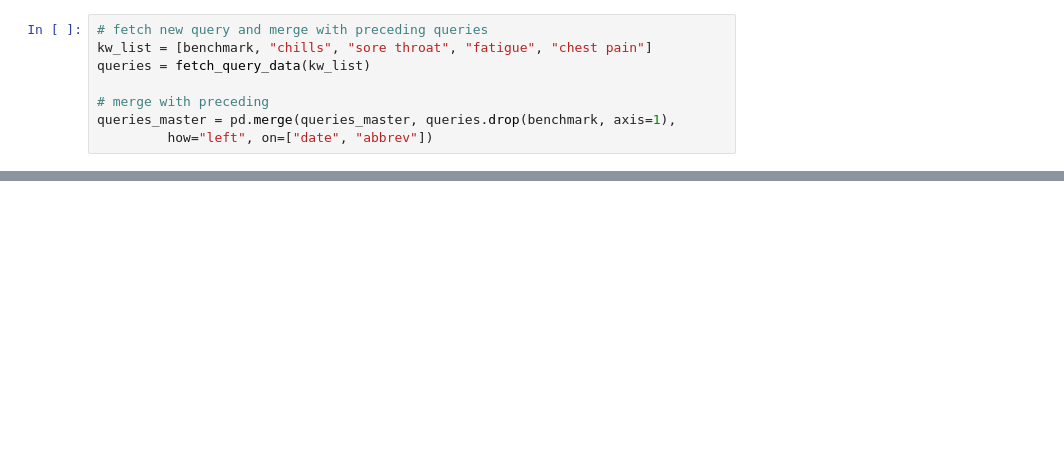
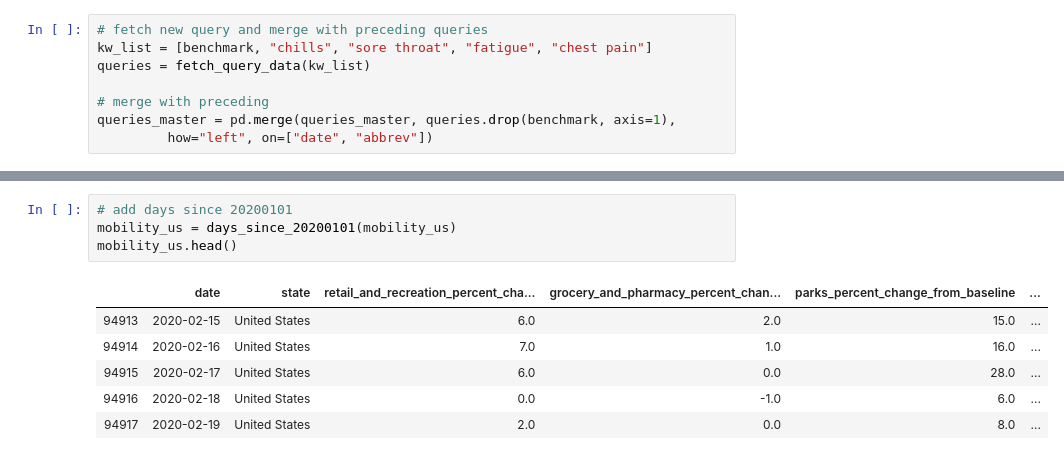
Before and after one commit to spotted-d/RNN_covid19_modeling, a Jupyter notebook: finalproject_group65.ipynb, the cells around one changed output, grey strips where cells are left out. Drawn from its saved outputs; the diff is of its cells as text; blank space fills up the shorter version.

```diff
--- a/finalproject_group65.ipynb
+++ b/finalproject_group65.ipynb
@@ -369,0 +403,11 @@ queries_master = pd.merge(queries_master, queries.drop(benchmark, axis=1),
+# %%
+# add days since 20200101
+mobility_us = days_since_20200101(mobility_us)
+mobility_us.head()
+# %% [output]
+|  | date | state | retail_and_recreation_percent_cha... | grocery_and_pharmacy_percent_chan... | parks_percent_change_from_baseline | ... |
+| 94913 | 2020-02-15 | United States | 6.0 | 2.0 | 15.0 | ... |
+| 94914 | 2020-02-16 | United States | 7.0 | 1.0 | 16.0 | ... |
+| 94915 | 2020-02-17 | United States | 6.0 | 0.0 | 28.0 | ... |
+| 94916 | 2020-02-18 | United States | 0.0 | -1.0 | 6.0 | ... |
+| 94917 | 2020-02-19 | United States | 2.0 | 0.0 | 8.0 | ... |
```
Also changed, not shown: parts of 16 cells of this notebook, 1 other file.
